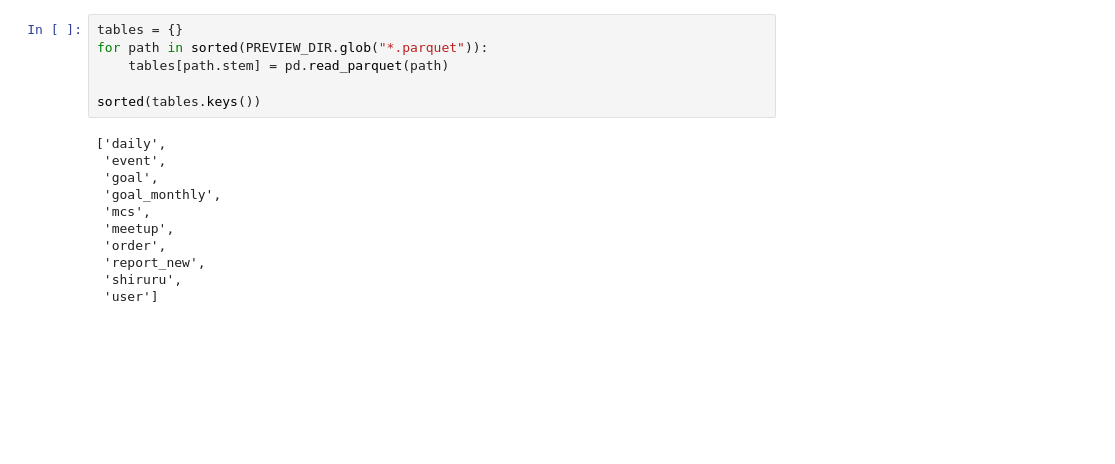
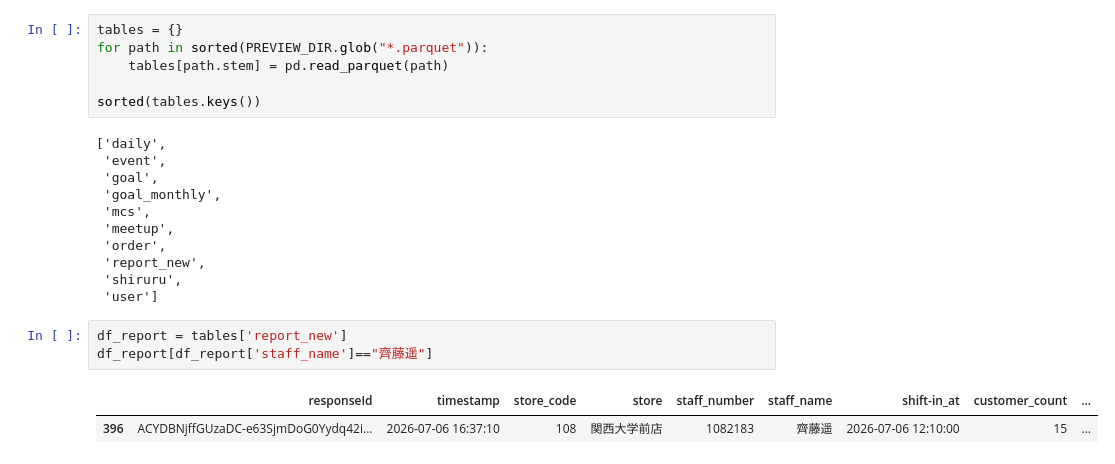
Before and after one commit to intern1-crypto/ETL_auto, a Jupyter notebook: notebooks/check_head.ipynb, the cells around one changed output. Drawn from its saved outputs; the diff is of its cells as text; blank space fills up the shorter version.

```diff
--- a/notebooks/check_head.ipynb
+++ b/notebooks/check_head.ipynb
@@ -29,6 +29,12 @@ sorted(tables.keys())
  'report_new',
  'shiruru',
  'user']
+# %%
+df_report = tables['report_new']
+df_report[df_report['staff_name']=="齊藤遥"]
+# %% [output]
+|  | responseId | timestamp | store_code | store | staff_number | staff_name | shift-in_at | customer_count | ... |
+| 396 | ACYDBNjffGUzaDC-e63SjmDoG0Yydq42i... | 2026-07-06 16:37:10 | 108 | 関西大学前店 | 1082183 | 齊藤遥 | 2026-07-06 12:10:00 | 15 | ... |
 # %%
 for name, df in tables.items():
     print(f"\n=== {name} ({df.shape[0]}行 x {df.shape[1]}列) ===")
```
Also changed, not shown: parts of 1 cell of this notebook, 2 other files.
